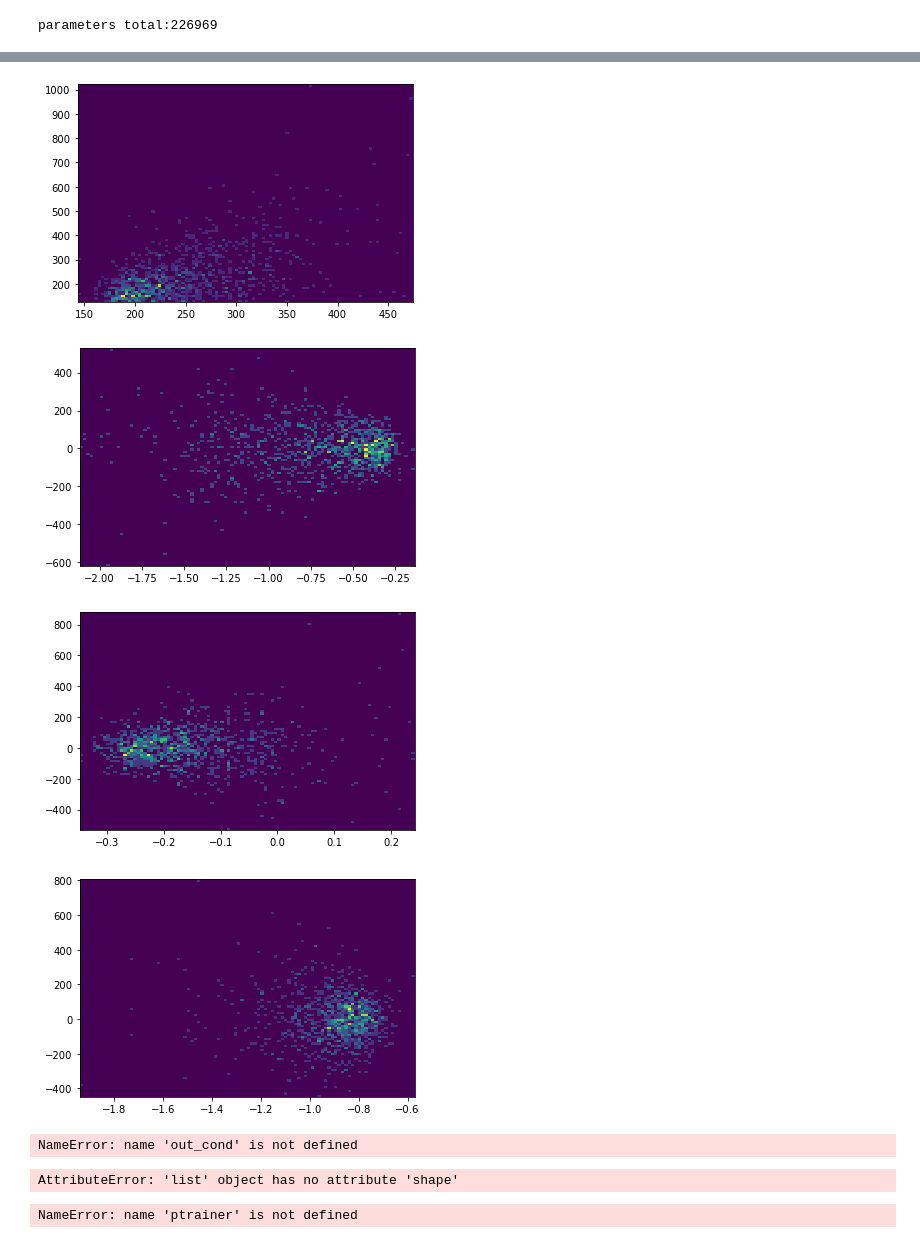
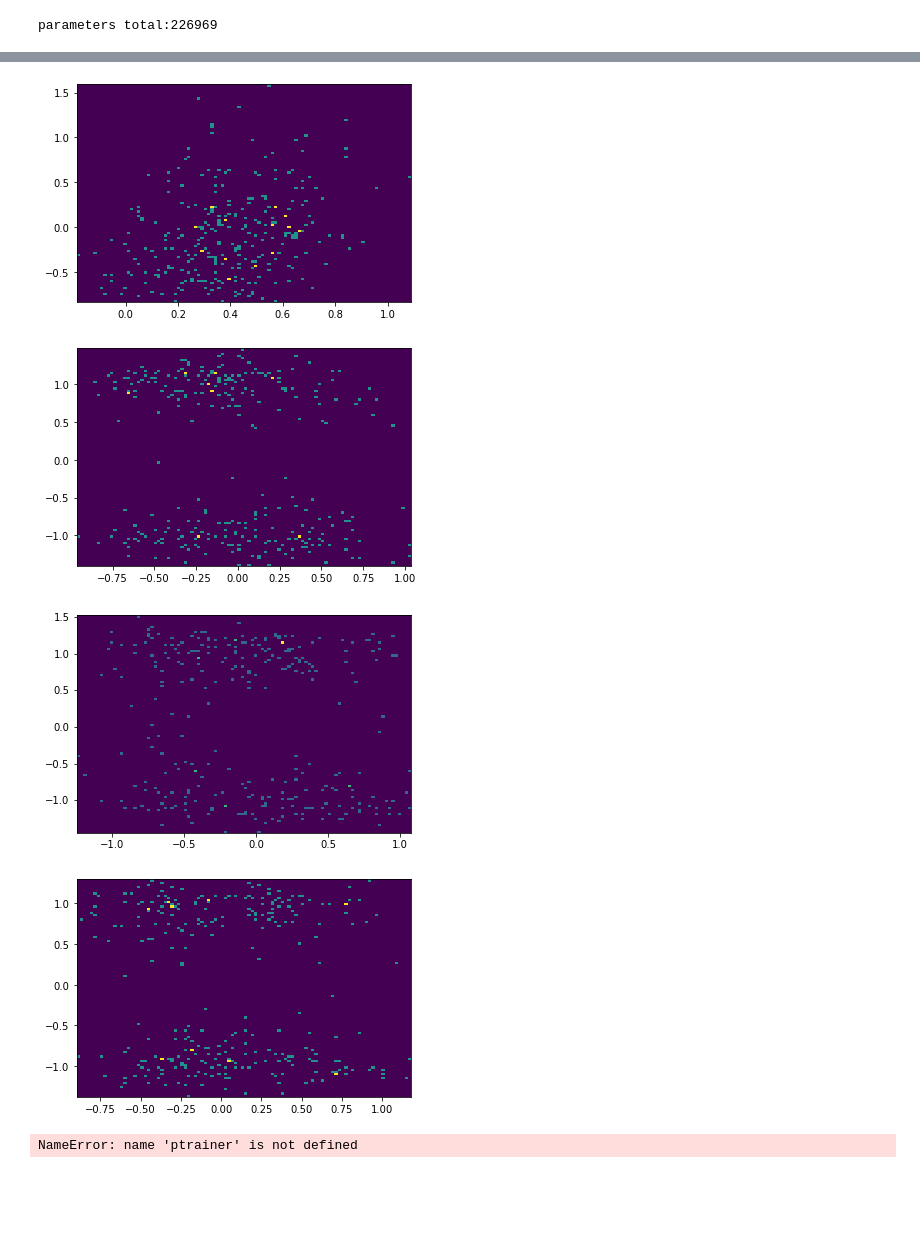
Before and after one commit to valsdav/MEMFlow, a Jupyter notebook: notebooks/unfolding_flow/ConditionerPretraining.ipynb, the cells around one changed output, grey strips where cells are left out. Cells and saved outputs as stored; diff of their text form; code cells hidden in the pictures; blank space fills up the shorter version.

```diff
--- a/notebooks/unfolding_flow/ConditionerPretraining.ipynb
+++ b/notebooks/unfolding_flow/ConditionerPretraining.ipynb
@@ -67,18 +67,11 @@ batch_size = conf.training_params.batch_size
 device = torch.device('cuda')
 
 data_cuda = DatasetCombined(conf.input_dataset, dev=device, dtype=torch.float64,
-                            reco_list=['mask_lepton', 'data_lepton',
-                                        'mask_jets', 'data_jets',
-                                        'mask_met', 'data_met',
-                                        'mask_boost', 'data_boost',
-                                        'scaledLogRecoParticlesCartesian',
-                                        'scaledLogRecoParticles',
-                                        'meanJets', 'stdJets', 'stdRecoCartesian', 'meanRecoParticles'],
-                            parton_list=['data_higgs_t_tbar_ISR', 'data_higgs_t_tbar_ISR_cartesian',
-                                         'phasespace_intermediateParticles', 'phasespace_rambo_detjacobian',
-                                         'mean_log_data_higgs_t_tbar_ISR_cartesian',
-                                         'std_log_data_higgs_t_tbar_ISR_cartesian',
-                                         'logScaled_data_higgs_t_tbar_ISR_cartesian'])
+                            reco_list=['mask_lepton', 'scaledLogLepton',
+                                        'mask_jets', 'scaledLogJets',
+                                        'mask_met', 'scaledLogMet',
+                                        'mask_boost', 'scaledLogBoost'],
+                            parton_list=['logScaled_data_higgs_t_tbar_ISR_cartesian'])
 
 train_subset, val_subset = torch.utils.data.random_split(
         data_cuda, [conf.training_params.traning_sample, conf.training_params.validation_sample],
@@ -207,5 +184,3 @@ model = ConditioningTransformerLayer(no_jets = conf.input_shape.number_jets,
                                      no_decoders=conf.conditioning_transformer.no_decoders,
                                      aggregate=conf.conditioning_transformer.aggregate,
                                     dtype=torch.float64).cuda()
-# %%
-out = model(data_jets, data_lepton_reco, data_met, data_boost_reco, mask_jets, mask_lepton_reco, mask_met, mask_boost_reco)
@@ -242,7 +211,7 @@ N_valid = len(val_loader)
 print(f"Training steps: {N_train}, Validation steps: {N_valid}")
 
 ii = 0
-for e in range(nepochs):
+for e in range(1):
 
     sum_loss = 0.
 
@@ -253,16 +222,11 @@ for e in range(nepochs):
             print(i)
 
 
-        (mask_partons, data_partons,
-            mask_lepton_partons, data_lepton_partons,
-            mask_boost, data_boost,
-            data_httg, data_httg_cartesian,
-            ps, ps_detjac,
+        (logScaled_data_higgs_t_tbar_ISR_cartesian,
             mask_lepton_reco, data_lepton_reco,
             mask_jets, data_jets,
             mask_met, data_met,
-            mask_boost_reco, data_boost_reco,
-        recoParticles, recoParticlesScaled) = data
+            mask_boost_reco, data_boost_reco) = data
 
         optimizer.zero_grad()
 
@@ -271,7 +235,7 @@ for e in range(nepochs):
 
         #out_cond, h_out, tlep_out, thad_out = model(data)
 
-        target = data[7]
+        target = data[0]
 
         lossH = loss_fn(target[:,0], out[0])
         lossThad =  loss_fn(target[:,1], out[1])
@@ -308,23 +272,18 @@ for e in range(nepochs):
 
         with torch.no_grad():
 
-            (mask_partons, data_partons,
-            mask_lepton_partons, data_lepton_partons,
-            mask_boost, data_boost,
-            data_httg, data_httg_cartesian,
-            ps, ps_detjac,
+            (logScaled_data_higgs_t_tbar_ISR_cartesian,
             mask_lepton_reco, data_lepton_reco,
             mask_jets, data_jets,
             mask_met, data_met,
-            mask_boost_reco, data_boost_reco,
-            recoParticles, recoParticlesScaled) = data
+            mask_boost_reco, data_boost_reco) = data
 
 
             out = model(data_jets, data_lepton_reco, data_met,
                     data_boost_reco, mask_jets, mask_lepton_reco, mask_met, mask_boost_reco)
 
 
-            target = data[7]
+            target = data[0]
 
             lossH = loss_fn(target[:,0], out[0])
             lossThad =  loss_fn(target[:,1], out[1])
@@ -378,27 +330,19 @@ NameError: name 'thad_out' is not defined
 # %%
-plt.hist2d(h_out[:,0].cpu().detach().numpy(), target[:,0,0].detach().cpu().numpy(), bins=100);
+plt.hist2d(out[1][:,0].cpu().detach().numpy(), target[:,0,0].detach().cpu().numpy(), bins=100);
 # %% [output]
-[figure, old version]
+[figure, new version]
 # %%
-plt.hist2d(h_out[:,1].cpu().detach().numpy(), target[:,0,1].detach().cpu().numpy(), bins=100);
+plt.hist2d(out[1][:,1].cpu().detach().numpy(), target[:,0,1].detach().cpu().numpy(), bins=100);
 # %% [output]
-[figure, old version]
+[figure, new version]
 # %%
-plt.hist2d(h_out[:,2].cpu().detach().numpy(), target[:,0,2].detach().cpu().numpy(), bins=100);
+plt.hist2d(out[1][:,2].cpu().detach().numpy(), target[:,0,2].detach().cpu().numpy(), bins=100);
 # %% [output]
-[figure, old version]
+[figure, new version]
 # %%
-plt.hist2d(h_out[:,3].cpu().detach().numpy(), target[:,0,3].detach().cpu().numpy(), bins=100);
+plt.hist2d(out[1][:,3].cpu().detach().numpy(), target[:,0,3].detach().cpu().numpy(), bins=100);
 # %% [output]
-[figure, old version]
+[figure, new version]
-# %%
-out_cond, h_out, tlep_out,
-# %% [output]
-NameError: name 'out_cond' is not defined
-# %%
-out.shape
-# %% [output]
-AttributeError: 'list' object has no attribute 'shape'
 # %%
 out_pret = ptrainer(out)
 # %% [output]
```
Also changed, not shown: parts of 15 cells of this notebook, 1 other file.
